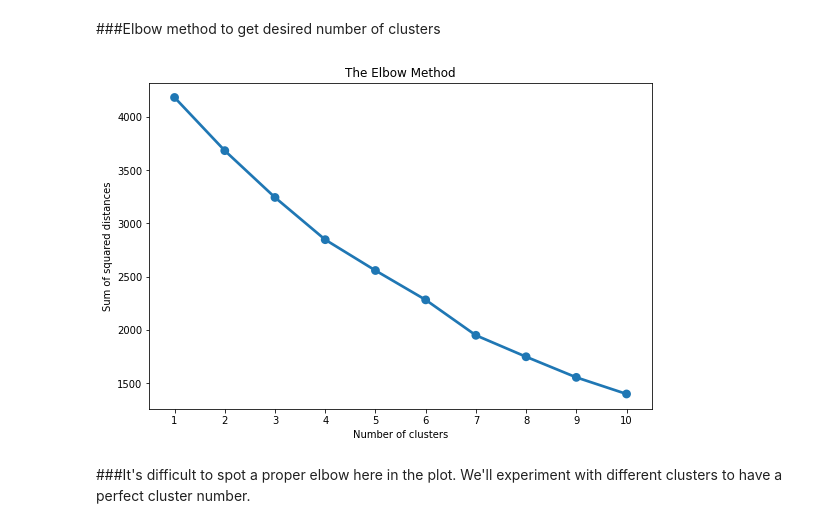
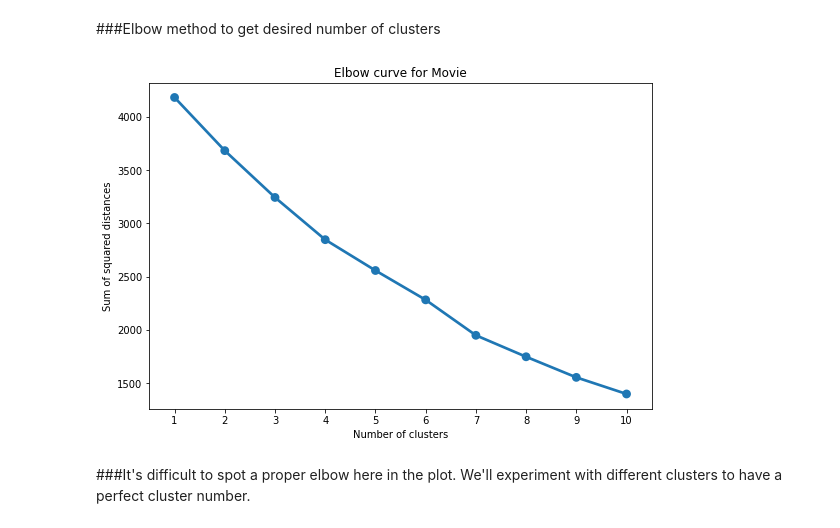
Before and after one commit to tanay47/Netflix-Movie-and-TV-Shows-Clustering, a Jupyter notebook: NETFLIX_MOVIES_AND_TV_SHOWS_CLUSTERING.ipynb, the cells around one changed output. Saved outputs shown, nothing was run; the diff lists cells and outputs as text; code cells hidden in the pictures.

```diff
--- a/NETFLIX_MOVIES_AND_TV_SHOWS_CLUSTERING.ipynb
+++ b/NETFLIX_MOVIES_AND_TV_SHOWS_CLUSTERING.ipynb
@@ -467,13 +480,13 @@ for i in range(1,11):
 # %%
 # plotting elbow curve
 plt.figure(figsize=(9,6))
 sns.pointplot(num_of_clust,ssd)
-plt.title('The Elbow Method')
+plt.title('Elbow curve for Movie')
 plt.xlabel('Number of clusters')
 plt.ylabel('Sum of squared distances')
 plt.show()
 # %% [output]
-[figure, old version]
+[figure, new version]
 # %% [markdown]
 ###It's difficult to spot a proper elbow here in the plot. We'll experiment with different clusters to have a perfect cluster number.
 # %% [markdown]
```
Also changed, not shown: parts of 13 cells of this notebook.
